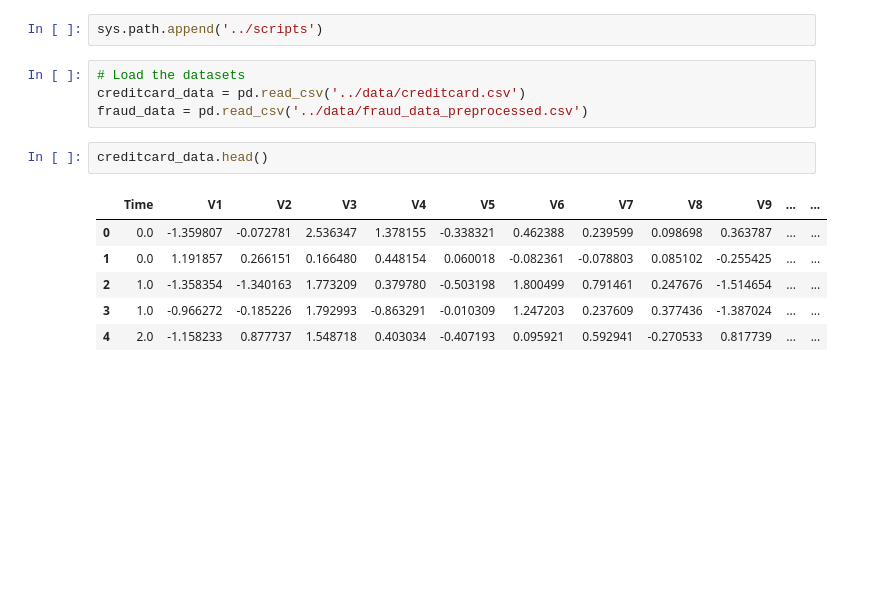
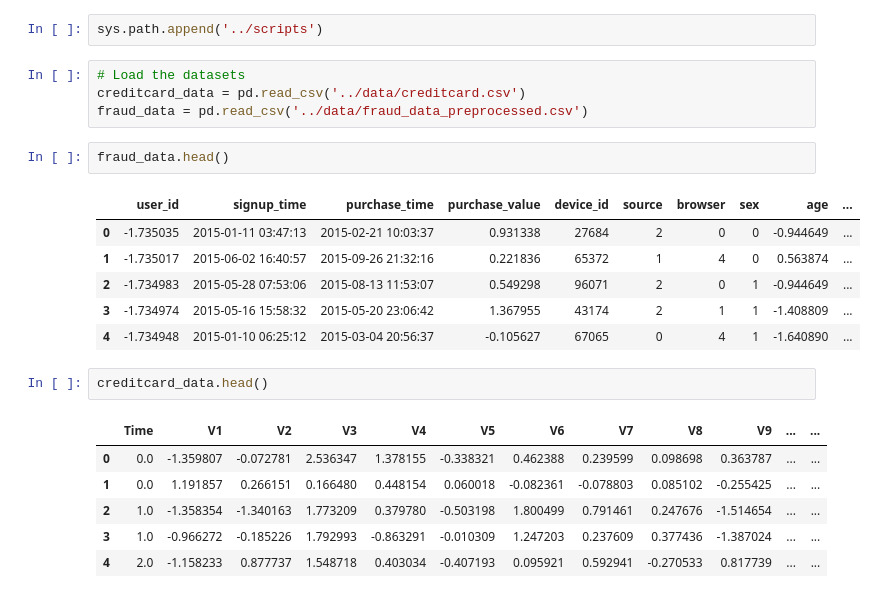
Before and after one commit to aman3013/Fraud-Detection, a Jupyter notebook: notebooks/Model Building.ipynb, the cells around one changed output. Cells and saved outputs as stored; diff of their text form; blank space fills up the shorter version.

```diff
--- a/notebooks/Model Building.ipynb
+++ b/notebooks/Model Building.ipynb
@@ -27,6 +27,15 @@ sys.path.append('../scripts')
 # Load the datasets
 creditcard_data = pd.read_csv('../data/creditcard.csv')
 fraud_data = pd.read_csv('../data/fraud_data_preprocessed.csv')
+# %%
+fraud_data.head()
+# %% [output]
+|  | user_id | signup_time | purchase_time | purchase_value | device_id | source | browser | sex | age | ... |
+| 0 | -1.735035 | 2015-01-11 03:47:13 | 2015-02-21 10:03:37 | 0.931338 | 27684 | 2 | 0 | 0 | -0.944649 | ... |
+| 1 | -1.735017 | 2015-06-02 16:40:57 | 2015-09-26 21:32:16 | 0.221836 | 65372 | 1 | 4 | 0 | 0.563874 | ... |
+| 2 | -1.734983 | 2015-05-28 07:53:06 | 2015-08-13 11:53:07 | 0.549298 | 96071 | 2 | 0 | 1 | -0.944649 | ... |
+| 3 | -1.734974 | 2015-05-16 15:58:32 | 2015-05-20 23:06:42 | 1.367955 | 43174 | 2 | 1 | 1 | -1.408809 | ... |
+| 4 | -1.734948 | 2015-01-10 06:25:12 | 2015-03-04 20:56:37 | -0.105627 | 67065 | 0 | 4 | 1 | -1.640890 | ... |
 # %%
 creditcard_data.head()
 # %% [output]
```
Also changed, not shown: parts of 31 cells of this notebook.
